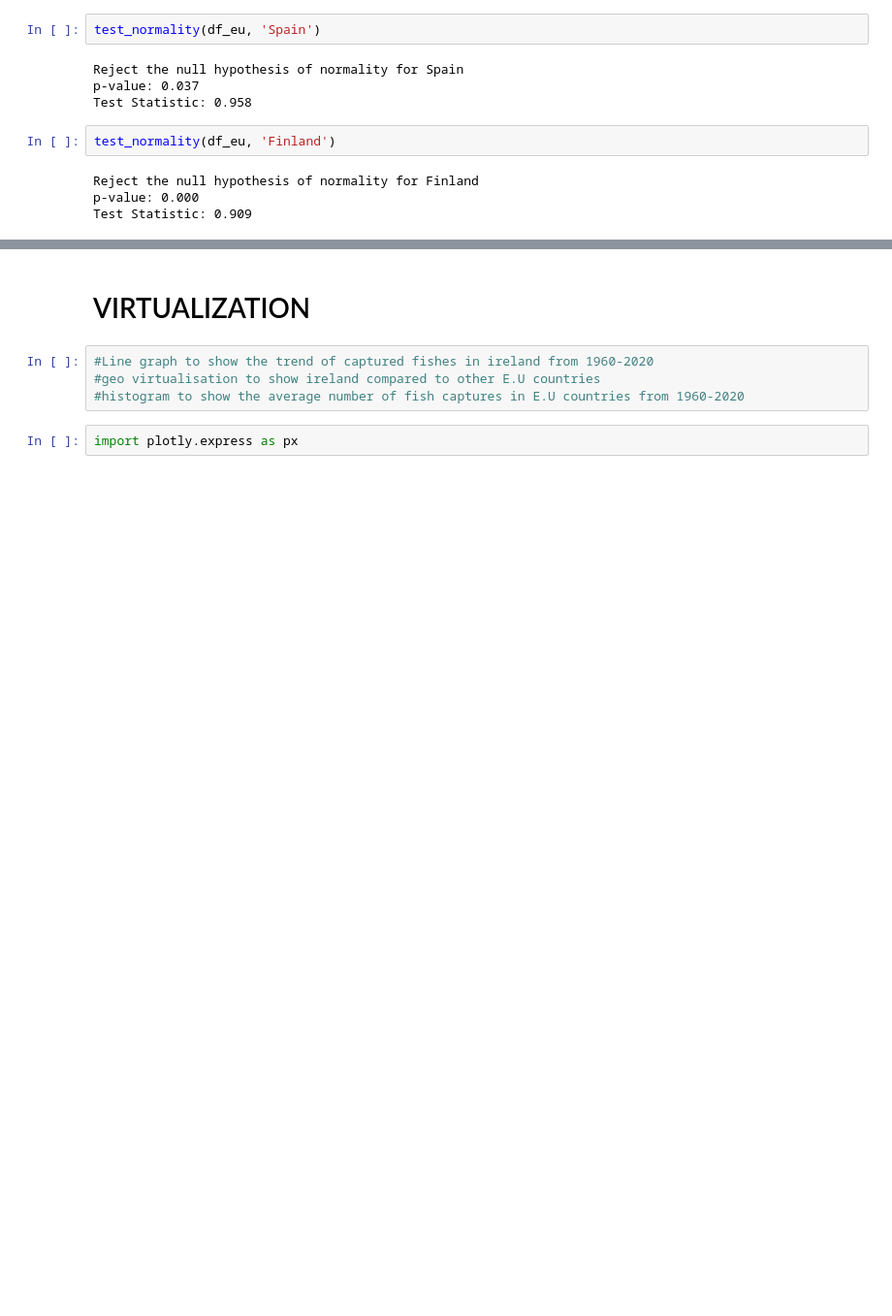
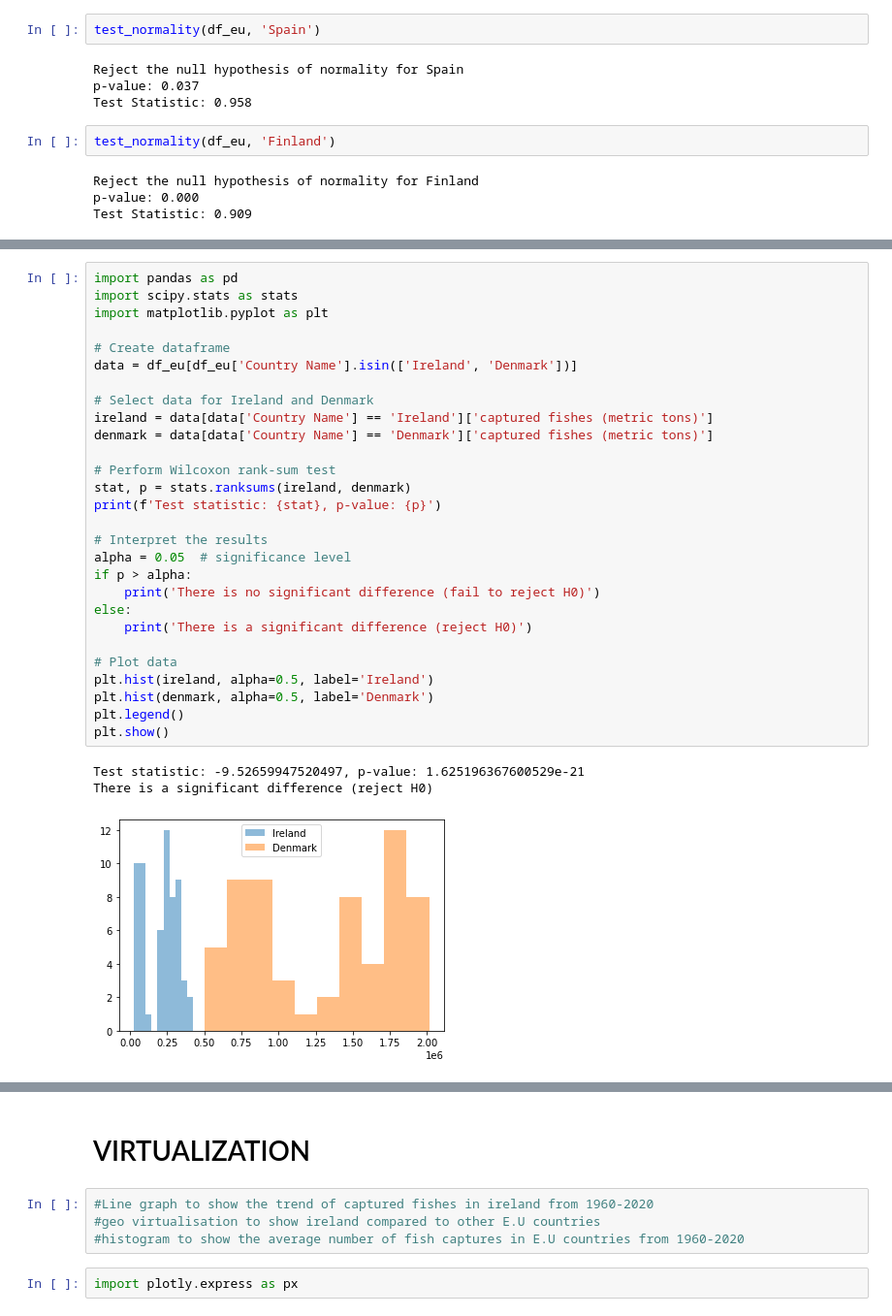
Before and after one commit to obinna345/CA2, a Jupyter notebook: CA__2.ipynb, the cells around one changed output, grey strips where cells are left out. Shown at 97% size. Drawn from its saved outputs; the diff is of its cells as text; blank space fills up the shorter version.

```diff
--- a/CA__2.ipynb
+++ b/CA__2.ipynb
@@ -252,0 +261,32 @@ There is a significant difference (reject H0)
+# %%
+import pandas as pd
+import scipy.stats as stats
+import matplotlib.pyplot as plt
+
+# Create dataframe
+data = df_eu[df_eu['Country Name'].isin(['Ireland', 'Denmark'])]
+
+# Select data for Ireland and Denmark
+ireland = data[data['Country Name'] == 'Ireland']['captured fishes (metric tons)']
+denmark = data[data['Country Name'] == 'Denmark']['captured fishes (metric tons)']
+
+# Perform Wilcoxon rank-sum test
+stat, p = stats.ranksums(ireland, denmark)
+print(f'Test statistic: {stat}, p-value: {p}')
+
+# Interpret the results
+alpha = 0.05  # significance level
+if p > alpha:
+    print('There is no significant difference (fail to reject H0)')
+else:
+    print('There is a significant difference (reject H0)')
+
+# Plot data
+plt.hist(ireland, alpha=0.5, label='Ireland')
+plt.hist(denmark, alpha=0.5, label='Denmark')
+plt.legend()
+plt.show()
+# %% [output]
+Test statistic: -9.52659947520497, p-value: 1.625196367600529e-21
+There is a significant difference (reject H0)
+[figure, added]
```
Also changed, not shown: parts of 23 cells of this notebook.
